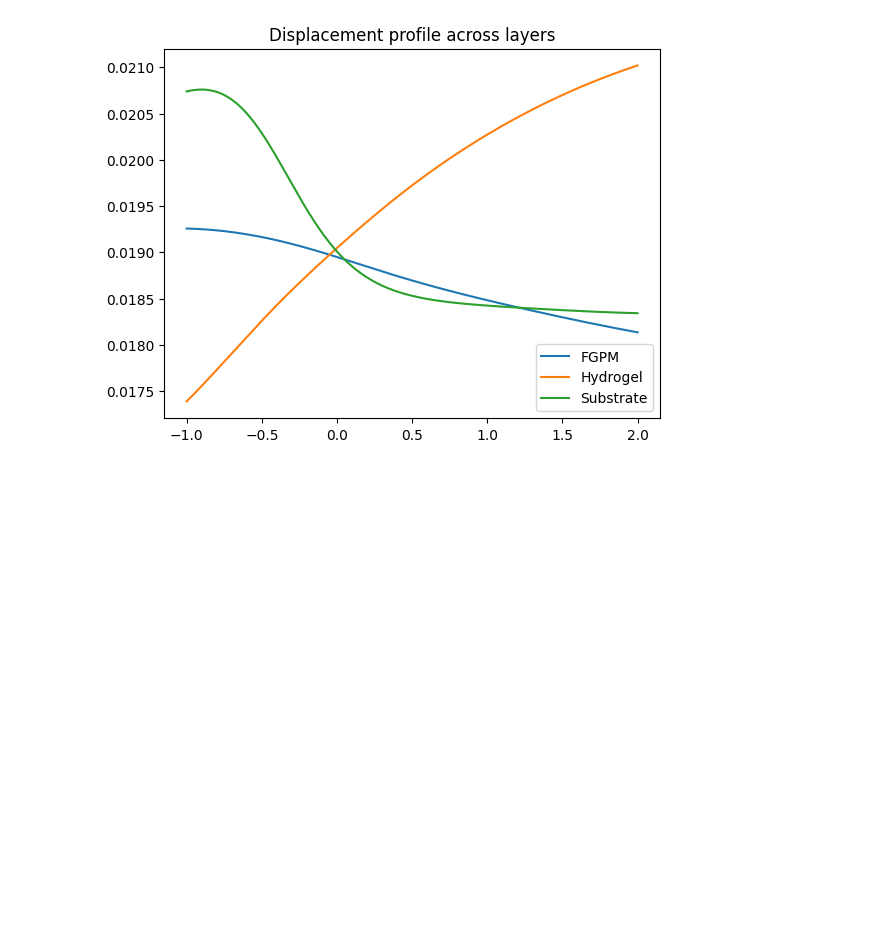
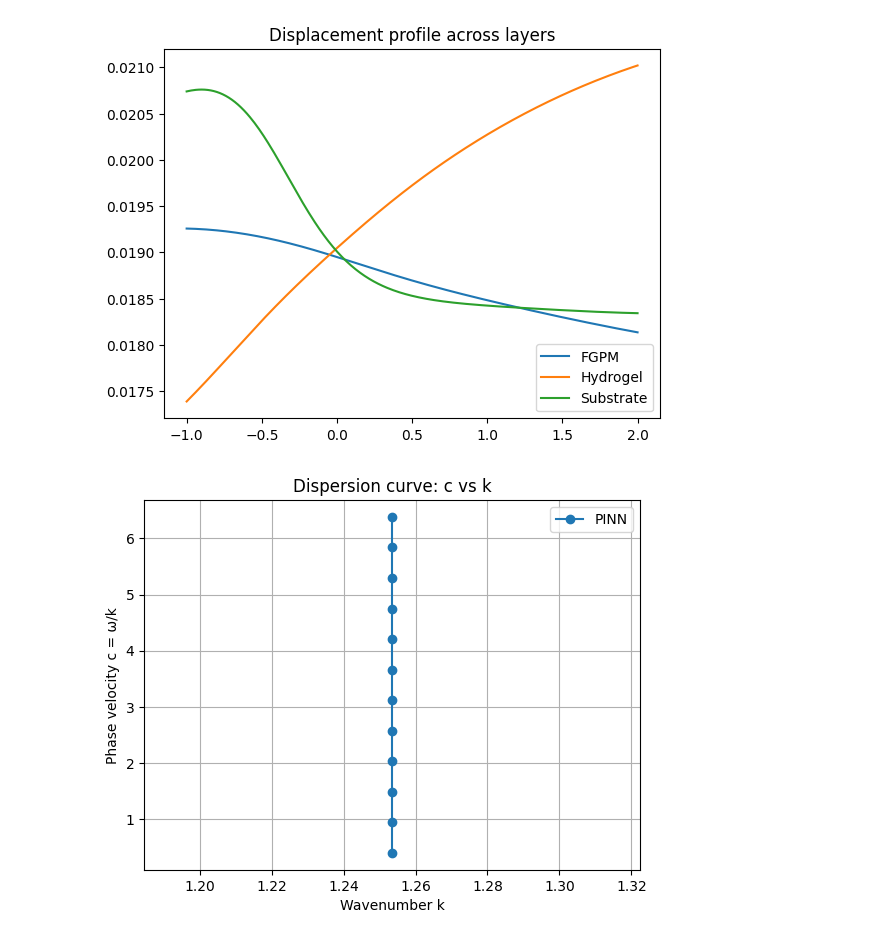
Before and after one commit to mayankjha-my/PINN, a Jupyter notebook: experiments/multilayer_pinn.ipynb, the cells around one changed output. Saved outputs shown, nothing was run; the diff lists cells and outputs as text; code cells hidden in the pictures; blank space fills up the shorter version.

```diff
--- a/experiments/multilayer_pinn.ipynb
+++ b/experiments/multilayer_pinn.ipynb
@@ -68,3 +68,24 @@ def estimate_k(model, x_level=0.2, t=0.0, npts=400):
     return abs(k)
 
 # You can change out[:,0] to [:,2] or [:,4] if you want hydrogel or substrate.
+# %%
+omegas = np.linspace(0.5, 8, 12)
+ks = []
+cs = []
+
+for w in omegas:
+    k = estimate_k(model)
+    ks.append(k)
+    cs.append(w/k)
+# %%
+import matplotlib.pyplot as plt
+
+plt.plot(ks, cs, 'o-', label="PINN")
+plt.xlabel("Wavenumber k")
+plt.ylabel("Phase velocity c = ω/k")
+plt.title("Dispersion curve: c vs k")
+plt.grid(True)
+plt.legend()
+plt.show()
+# %% [output]
+[figure, added]
```
